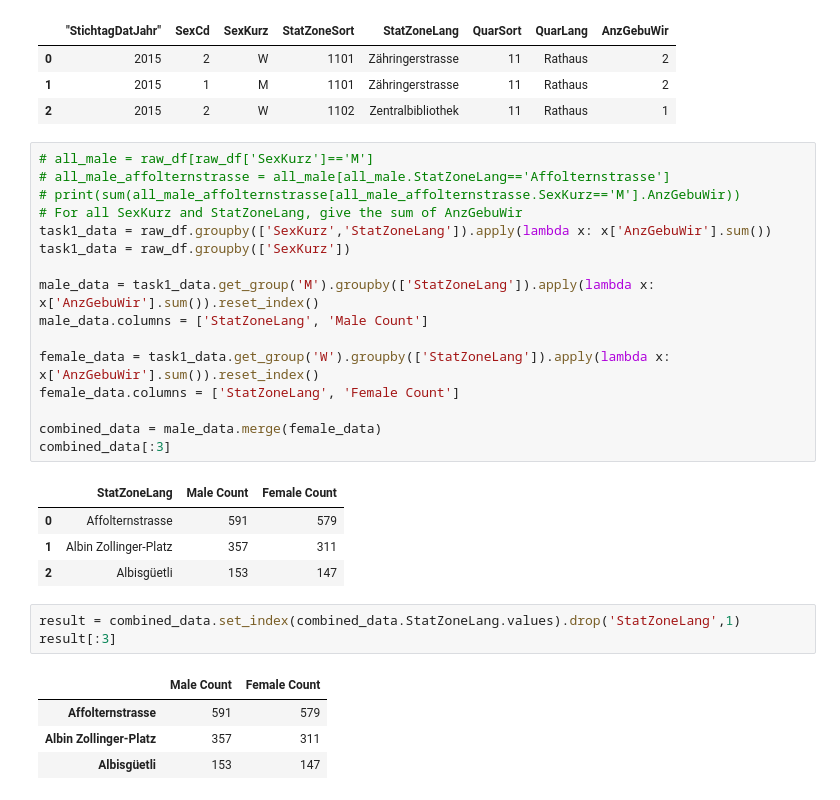
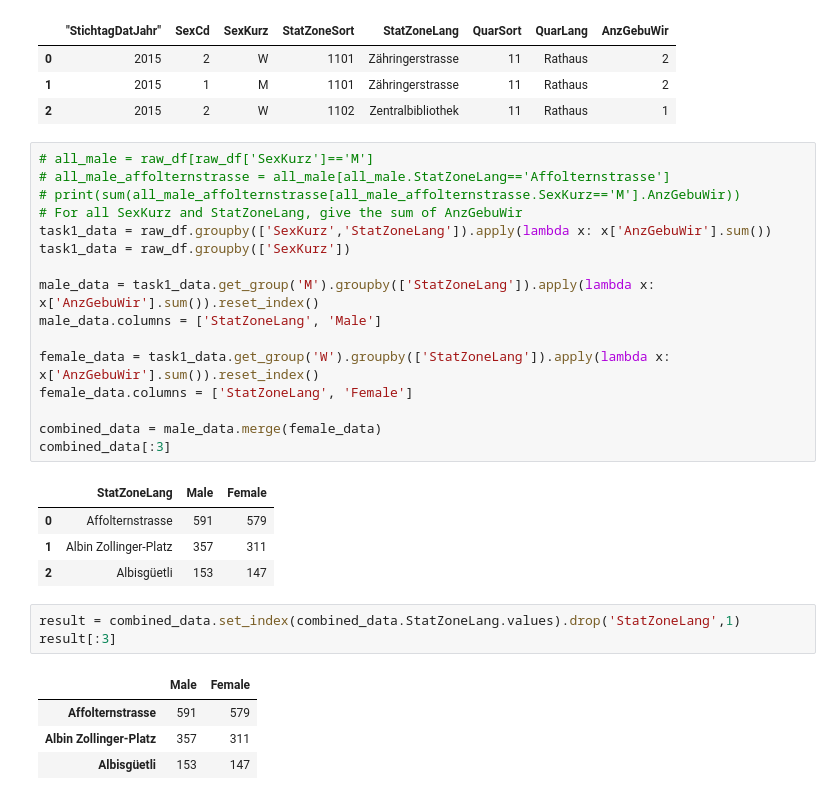
Before and after one commit to mbbuehler/DVC, a Jupyter notebook: ex1/task1.ipynb, the cells around one changed output. Saved outputs shown, nothing was run; the diff lists cells and outputs as text.

```diff
--- a/ex1/task1.ipynb
+++ b/ex1/task1.ipynb
@@ -16,21 +16,21 @@ raw_df[:3]
 # %%
 # all_male = raw_df[raw_df['SexKurz']=='M']
 # all_male_affolternstrasse = all_male[all_male.StatZoneLang=='Affolternstrasse']
 # print(sum(all_male_affolternstrasse[all_male_affolternstrasse.SexKurz=='M'].AnzGebuWir))
 # For all SexKurz and StatZoneLang, give the sum of AnzGebuWir
 task1_data = raw_df.groupby(['SexKurz','StatZoneLang']).apply(lambda x: x['AnzGebuWir'].sum())
 task1_data = raw_df.groupby(['SexKurz'])
 
 male_data = task1_data.get_group('M').groupby(['StatZoneLang']).apply(lambda x: x['AnzGebuWir'].sum()).reset_index()
-male_data.columns = ['StatZoneLang', 'Male Count']
+male_data.columns = ['StatZoneLang', 'Male']
 
 female_data = task1_data.get_group('W').groupby(['StatZoneLang']).apply(lambda x: x['AnzGebuWir'].sum()).reset_index()
-female_data.columns = ['StatZoneLang', 'Female Count']
+female_data.columns = ['StatZoneLang', 'Female']
 
 combined_data = male_data.merge(female_data)
 combined_data[:3]
 # %% [output]
-|  | StatZoneLang | Male Count | Female Count |
+|  | StatZoneLang | Male | Female |
 | 0 | Affolternstrasse | 591 | 579 |
 | 1 | Albin Zollinger-Platz | 357 | 311 |
 | 2 | Albisgüetli | 153 | 147 |
@@ -38,7 +38,7 @@ combined_data[:3]
 result = combined_data.set_index(combined_data.StatZoneLang.values).drop('StatZoneLang',1)
 result[:3]
 # %% [output]
-|  | Male Count | Female Count |
+|  | Male | Female |
 | Affolternstrasse | 591 | 579 |
 | Albin Zollinger-Platz | 357 | 311 |
 | Albisgüetli | 153 | 147 |
```
Also changed, not shown: parts of 1 cell of this notebook, 3 other files.
